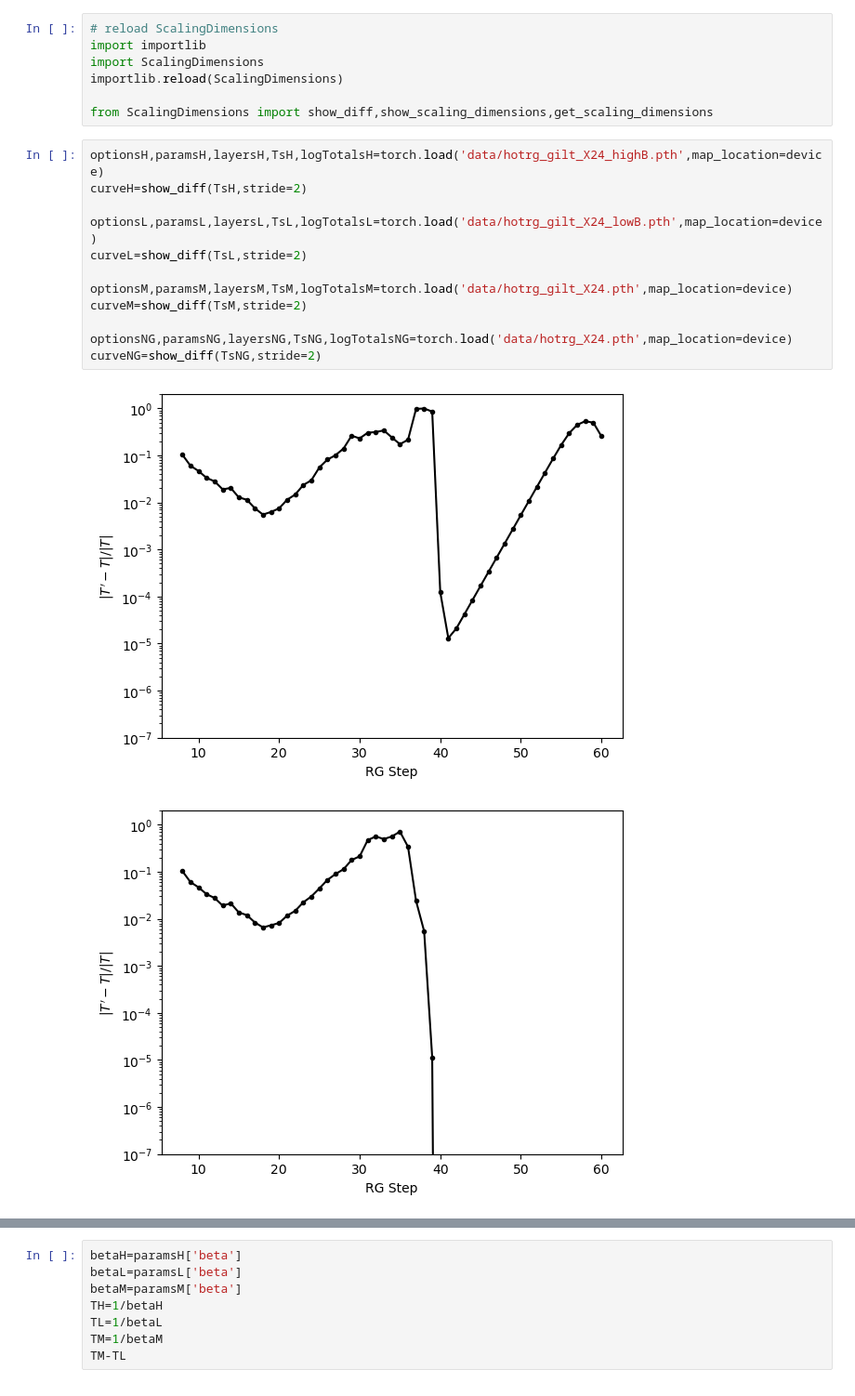
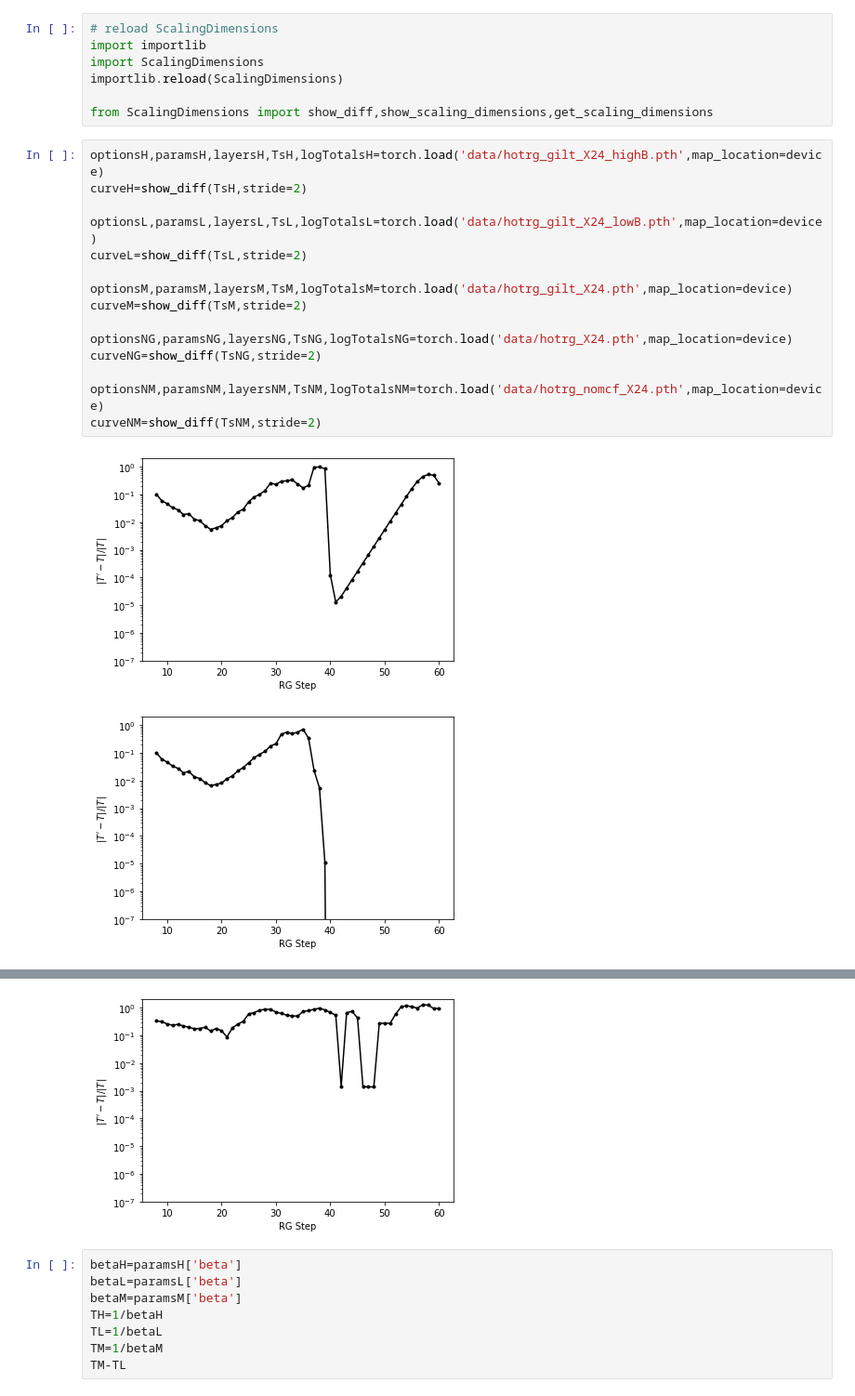
Before and after one commit to fangzhangmnm/TensorRenormalizationGroup, a Jupyter notebook: flow_plot.ipynb, the cells around one changed output, grey strips where cells are left out. Shown: that part at 93% size. Saved outputs shown, nothing was run; the diff lists cells and outputs as text.

```diff
--- a/flow_plot.ipynb
+++ b/flow_plot.ipynb
@@ -15,15 +16,18 @@ from ScalingDimensions import show_diff,show_scaling_dimensions,get_scaling_dime
 # %%
 optionsH,paramsH,layersH,TsH,logTotalsH=torch.load('data/hotrg_gilt_X24_highB.pth',map_location=device)
 curveH=show_diff(TsH,stride=2)
 
 optionsL,paramsL,layersL,TsL,logTotalsL=torch.load('data/hotrg_gilt_X24_lowB.pth',map_location=device)
 curveL=show_diff(TsL,stride=2)
 
 optionsM,paramsM,layersM,TsM,logTotalsM=torch.load('data/hotrg_gilt_X24.pth',map_location=device)
 curveM=show_diff(TsM,stride=2)
 
 optionsNG,paramsNG,layersNG,TsNG,logTotalsNG=torch.load('data/hotrg_X24.pth',map_location=device)
 curveNG=show_diff(TsNG,stride=2)
+
+optionsNM,paramsNM,layersNM,TsNM,logTotalsNM=torch.load('data/hotrg_nomcf_X24.pth',map_location=device)
+curveNM=show_diff(TsNM,stride=2)
 # %% [output]
-[figure, old version]
+[figure, new version]
-[figure, old version]
+[figure, new version]
@@ -32,3 +36,4 @@ curveNG=show_diff(TsNG,stride=2)
+[figure, added]
 # %%
 betaH=paramsH['beta']
 betaL=paramsL['beta']
```
Also changed, not shown: parts of 5 cells of this notebook, 12 other files.
